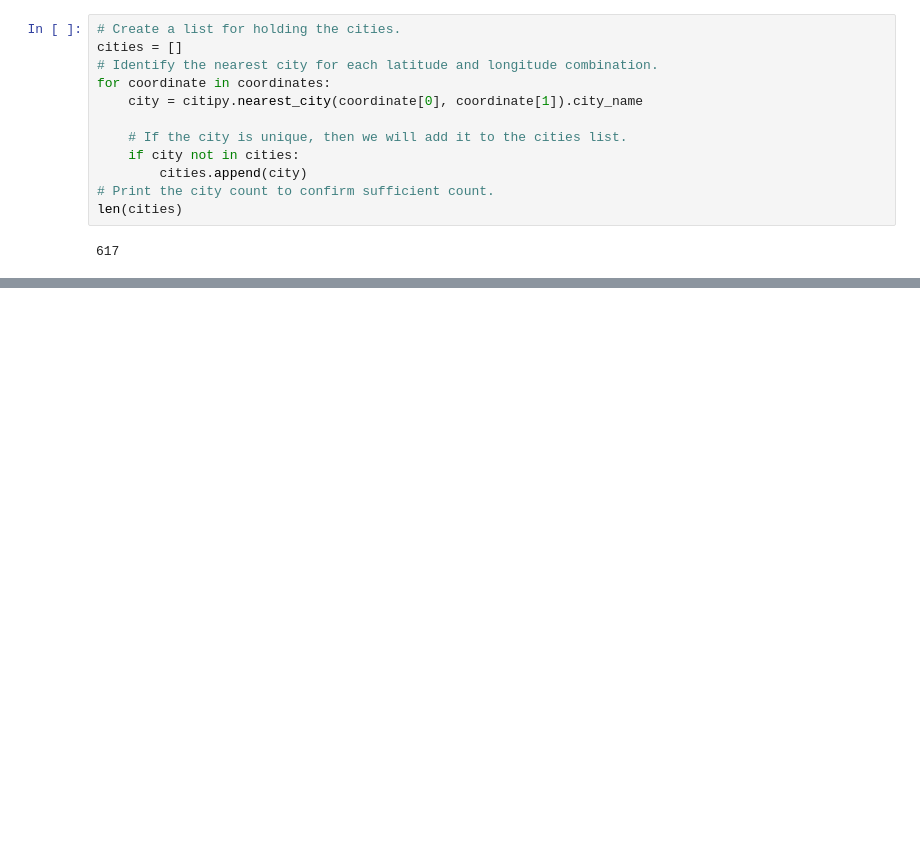
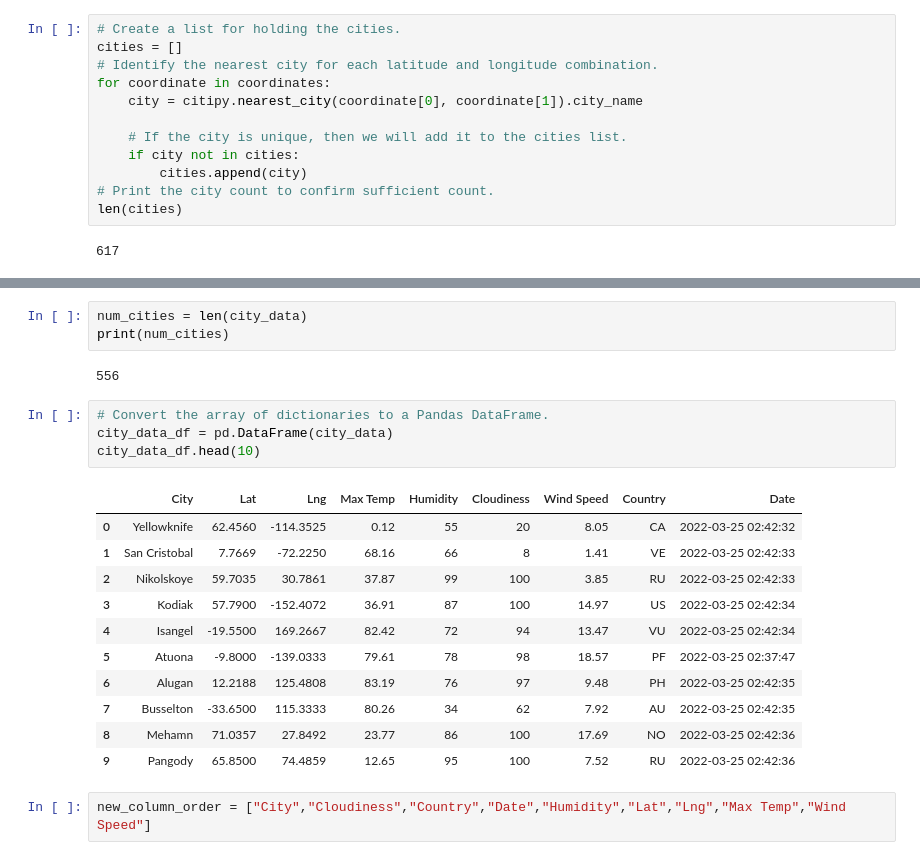
Before and after one commit to Alberto367/World_Weather_Analysis, a Jupyter notebook: WeatherPy.ipynb, the cells around one changed output, grey strips where cells are left out. Cells and saved outputs as stored; diff of their text form; blank space fills up the shorter version.

```diff
--- a/WeatherPy.ipynb
+++ b/WeatherPy.ipynb
@@ -32,0 +122,23 @@ len(cities)
+# %%
+num_cities = len(city_data)
+print(num_cities)
+# %% [output]
+556
+# %%
+# Convert the array of dictionaries to a Pandas DataFrame.
+city_data_df = pd.DataFrame(city_data)
+city_data_df.head(10)
+# %% [output]
+|  | City | Lat | Lng | Max Temp | Humidity | Cloudiness | Wind Speed | Country | Date |
+| 0 | Yellowknife | 62.4560 | -114.3525 | 0.12 | 55 | 20 | 8.05 | CA | 2022-03-25 02:42:32 |
+| 1 | San Cristobal | 7.7669 | -72.2250 | 68.16 | 66 | 8 | 1.41 | VE | 2022-03-25 02:42:33 |
+| 2 | Nikolskoye | 59.7035 | 30.7861 | 37.87 | 99 | 100 | 3.85 | RU | 2022-03-25 02:42:33 |
+| 3 | Kodiak | 57.7900 | -152.4072 | 36.91 | 87 | 100 | 14.97 | US | 2022-03-25 02:42:34 |
+| 4 | Isangel | -19.5500 | 169.2667 | 82.42 | 72 | 94 | 13.47 | VU | 2022-03-25 02:42:34 |
+| 5 | Atuona | -9.8000 | -139.0333 | 79.61 | 78 | 98 | 18.57 | PF | 2022-03-25 02:37:47 |
+| 6 | Alugan | 12.2188 | 125.4808 | 83.19 | 76 | 97 | 9.48 | PH | 2022-03-25 02:42:35 |
+| 7 | Busselton | -33.6500 | 115.3333 | 80.26 | 34 | 62 | 7.92 | AU | 2022-03-25 02:42:35 |
+| 8 | Mehamn | 71.0357 | 27.8492 | 23.77 | 86 | 100 | 17.69 | NO | 2022-03-25 02:42:36 |
+| 9 | Pangody | 65.8500 | 74.4859 | 12.65 | 95 | 100 | 7.52 | RU | 2022-03-25 02:42:36 |
+# %%
+new_column_order = ["City","Cloudiness","Country","Date","Humidity","Lat","Lng","Max Temp","Wind Speed"]
```
Also changed, not shown: parts of 5 cells of this notebook, 4 other files.
